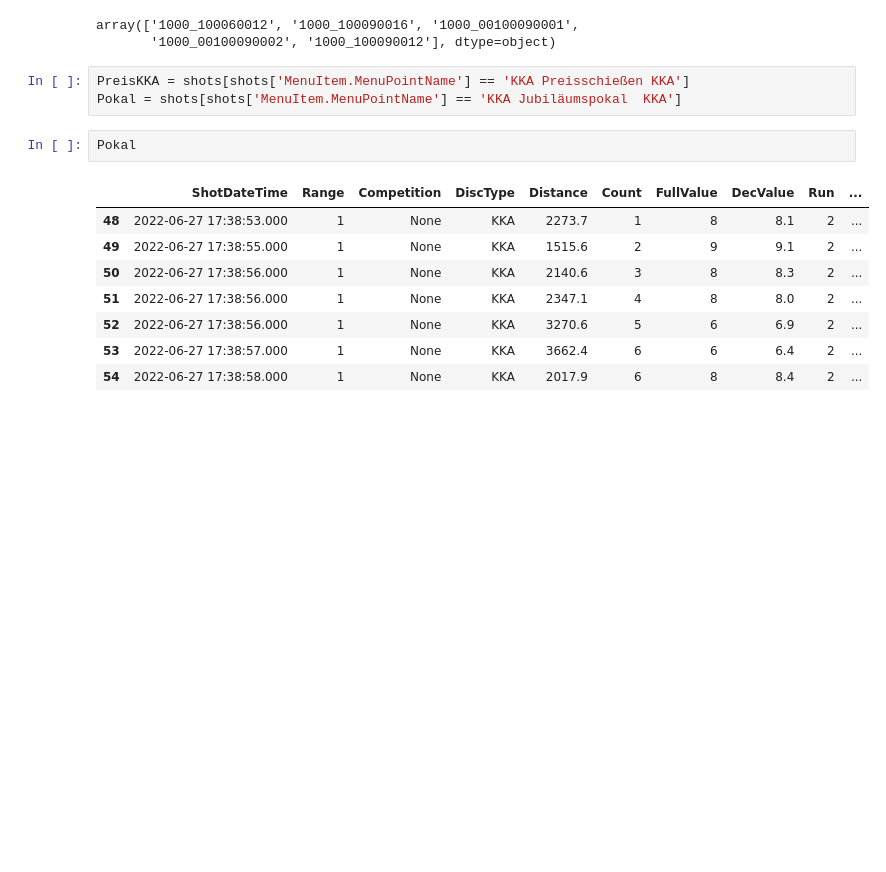
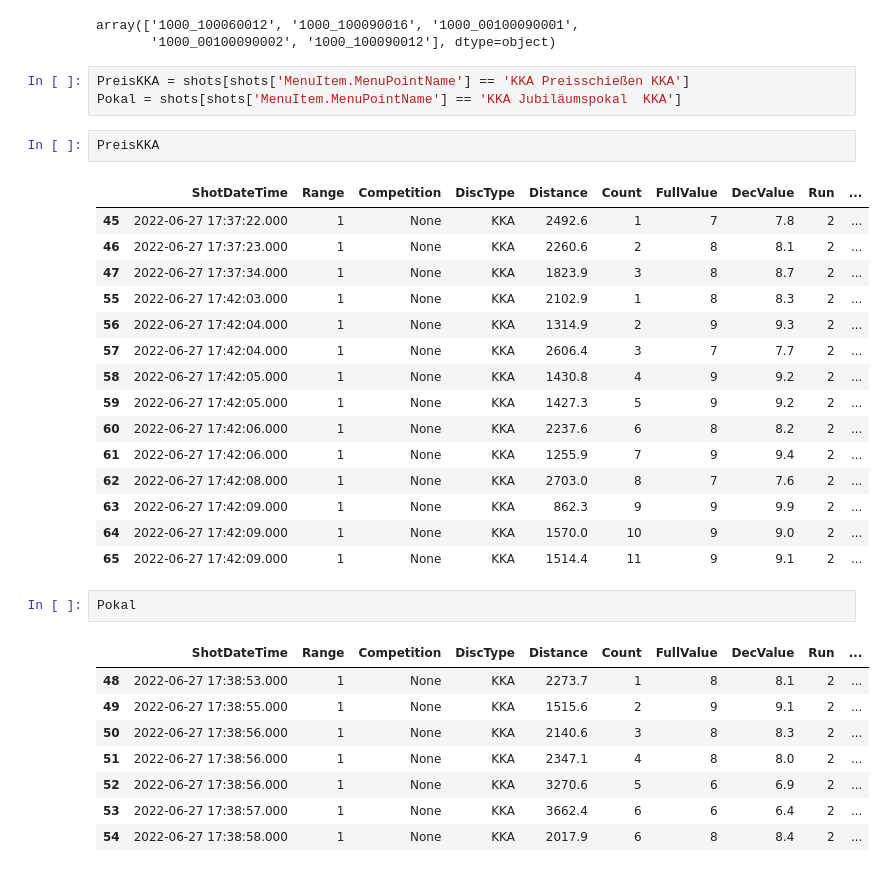
Before and after one commit to tispar/Pokalschiessen, a Jupyter notebook: backend.ipynb, the cells around one changed output. Cells and saved outputs as stored; diff of their text form; blank space fills up the shorter version.

```diff
--- a/backend.ipynb
+++ b/backend.ipynb
@@ -107,6 +107,24 @@ array(['1000_100060012', '1000_100090016', '1000_00100090001',
 # %%
 PreisKKA = shots[shots['MenuItem.MenuPointName'] == 'KKA Preisschießen KKA']
 Pokal = shots[shots['MenuItem.MenuPointName'] == 'KKA Jubiläumspokal  KKA']
+# %%
+PreisKKA
+# %% [output]
+|  | ShotDateTime | Range | Competition | DiscType | Distance | Count | FullValue | DecValue | Run | ... |
+| 45 | 2022-06-27 17:37:22.000 | 1 | None | KKA | 2492.6 | 1 | 7 | 7.8 | 2 | ... |
+| 46 | 2022-06-27 17:37:23.000 | 1 | None | KKA | 2260.6 | 2 | 8 | 8.1 | 2 | ... |
+| 47 | 2022-06-27 17:37:34.000 | 1 | None | KKA | 1823.9 | 3 | 8 | 8.7 | 2 | ... |
+| 55 | 2022-06-27 17:42:03.000 | 1 | None | KKA | 2102.9 | 1 | 8 | 8.3 | 2 | ... |
+| 56 | 2022-06-27 17:42:04.000 | 1 | None | KKA | 1314.9 | 2 | 9 | 9.3 | 2 | ... |
+| 57 | 2022-06-27 17:42:04.000 | 1 | None | KKA | 2606.4 | 3 | 7 | 7.7 | 2 | ... |
+| 58 | 2022-06-27 17:42:05.000 | 1 | None | KKA | 1430.8 | 4 | 9 | 9.2 | 2 | ... |
+| 59 | 2022-06-27 17:42:05.000 | 1 | None | KKA | 1427.3 | 5 | 9 | 9.2 | 2 | ... |
+| 60 | 2022-06-27 17:42:06.000 | 1 | None | KKA | 2237.6 | 6 | 8 | 8.2 | 2 | ... |
+| 61 | 2022-06-27 17:42:06.000 | 1 | None | KKA | 1255.9 | 7 | 9 | 9.4 | 2 | ... |
+| 62 | 2022-06-27 17:42:08.000 | 1 | None | KKA | 2703.0 | 8 | 7 | 7.6 | 2 | ... |
+| 63 | 2022-06-27 17:42:09.000 | 1 | None | KKA | 862.3 | 9 | 9 | 9.9 | 2 | ... |
+| 64 | 2022-06-27 17:42:09.000 | 1 | None | KKA | 1570.0 | 10 | 9 | 9.0 | 2 | ... |
+| 65 | 2022-06-27 17:42:09.000 | 1 | None | KKA | 1514.4 | 11 | 9 | 9.1 | 2 | ... |
 # %%
 Pokal
 # %% [output]
```
Also changed, not shown: parts of 7 cells of this notebook.
